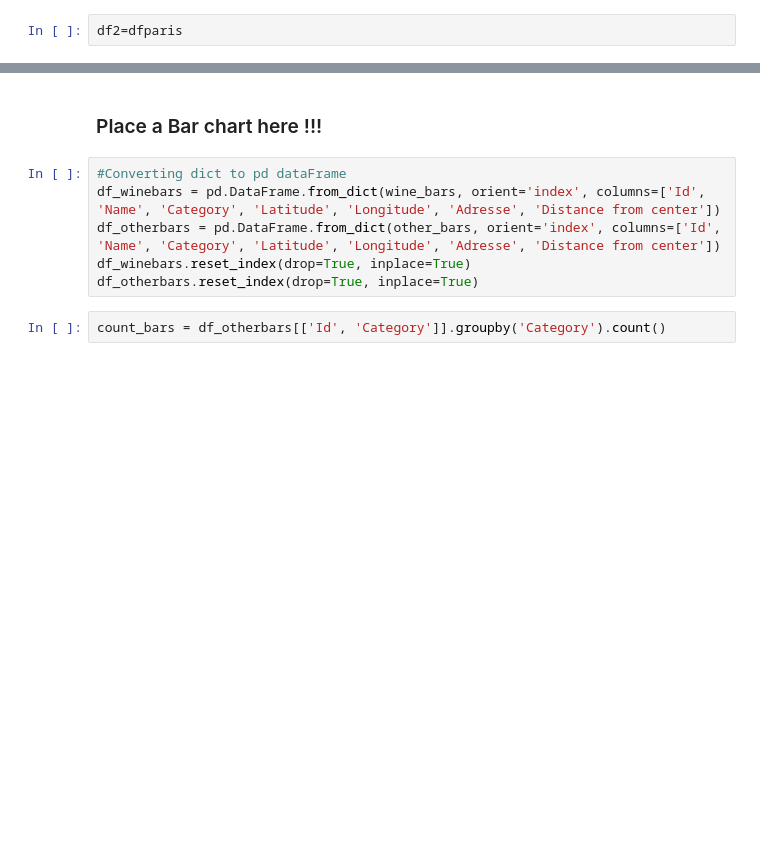
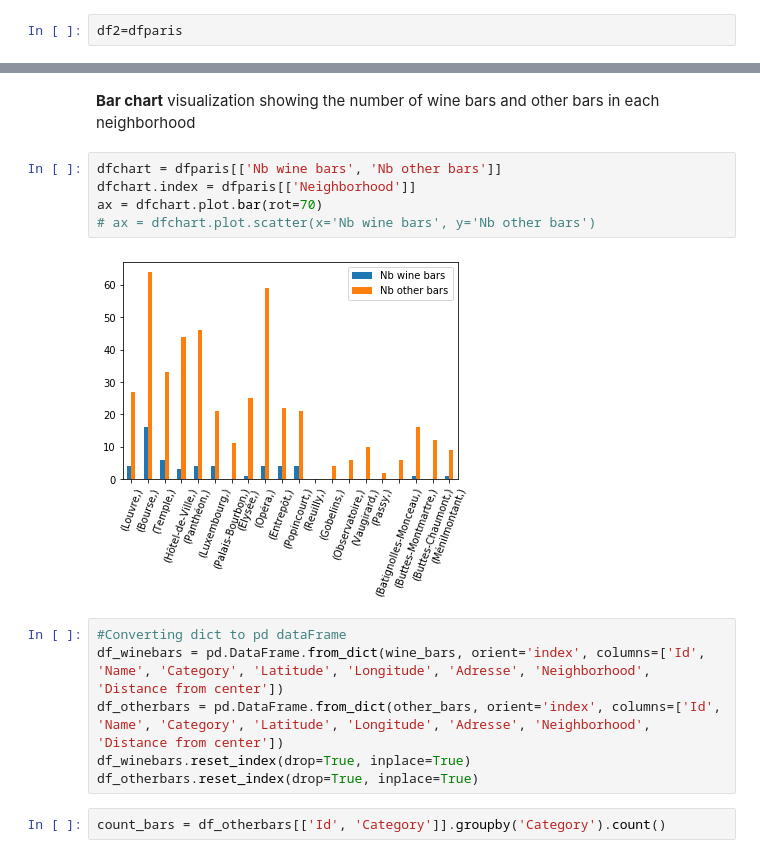
Before and after one commit to MianHan/Coursera_Capstone, a Jupyter notebook: The_wine_bar_project.ipynb, the cells around one changed output, grey strips where cells are left out. Drawn from its saved outputs; the diff is of its cells as text; blank space fills up the shorter version.

```diff
--- a/The_wine_bar_project.ipynb
+++ b/The_wine_bar_project.ipynb
@@ -223,9 +235,16 @@ dfparis.head()
-# %% [markdown]
-### Place a Bar chart here !!!
+# %% [markdown]
+**Bar chart** visualization showing the number of wine bars and other bars in each neighborhood
+# %%
+dfchart = dfparis[['Nb wine bars', 'Nb other bars']]
+dfchart.index = dfparis[['Neighborhood']]
+ax = dfchart.plot.bar(rot=70)
+# ax = dfchart.plot.scatter(x='Nb wine bars', y='Nb other bars')
+# %% [output]
+[figure, added]
 # %%
 #Converting dict to pd dataFrame
-df_winebars = pd.DataFrame.from_dict(wine_bars, orient='index', columns=['Id', 'Name', 'Category', 'Latitude', 'Longitude', 'Adresse', 'Distance from center'])
-df_otherbars = pd.DataFrame.from_dict(other_bars, orient='index', columns=['Id', 'Name', 'Category', 'Latitude', 'Longitude', 'Adresse', 'Distance from center'])
+df_winebars = pd.DataFrame.from_dict(wine_bars, orient='index', columns=['Id', 'Name', 'Category', 'Latitude', 'Longitude', 'Adresse', 'Neighborhood', 'Distance from center'])
+df_otherbars = pd.DataFrame.from_dict(other_bars, orient='index', columns=['Id', 'Name', 'Category', 'Latitude', 'Longitude', 'Adresse', 'Neighborhood', 'Distance from center'])
 df_winebars.reset_index(drop=True, inplace=True)
 df_otherbars.reset_index(drop=True, inplace=True)
 # %%
```
Also changed, not shown: parts of 36 cells of this notebook.
